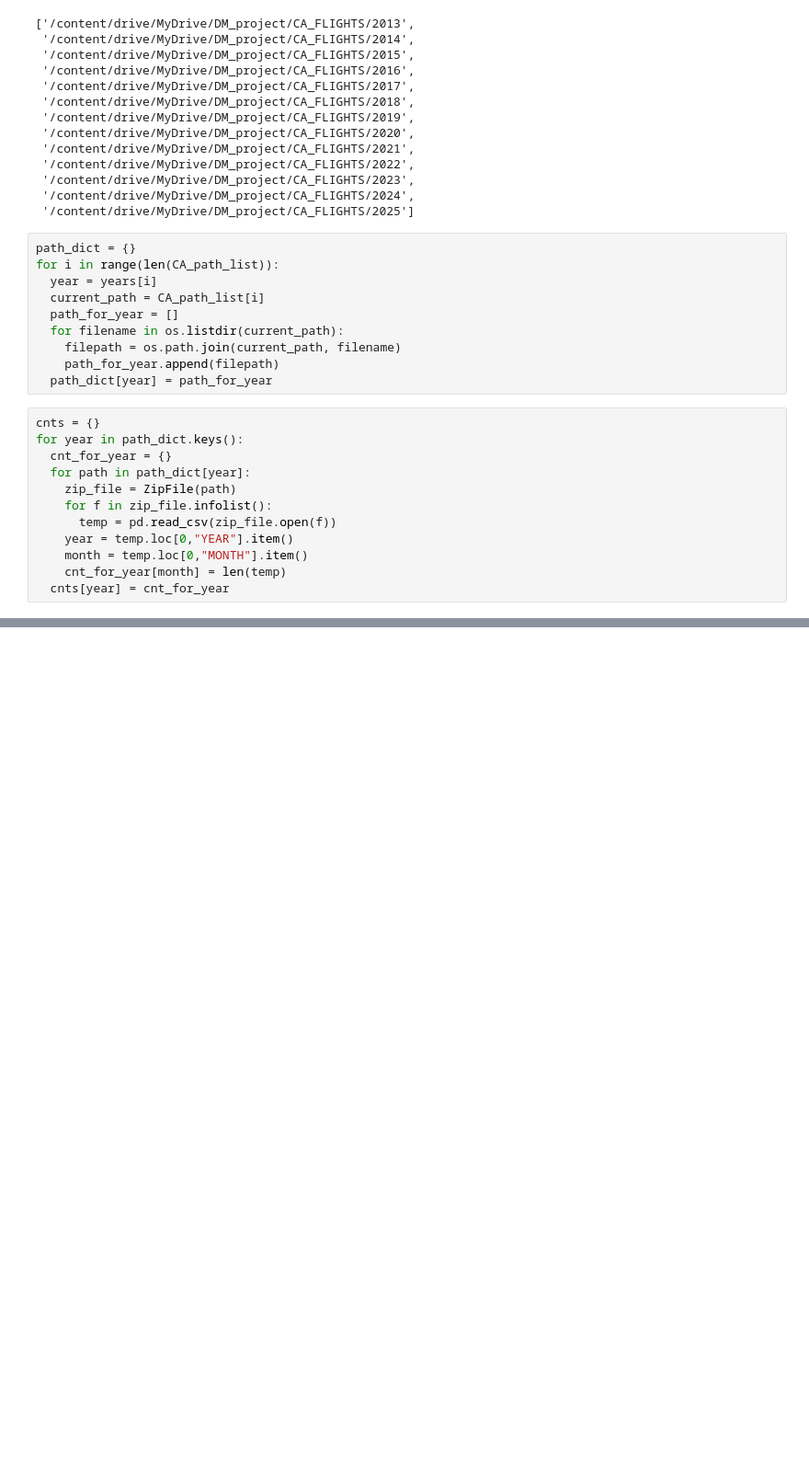
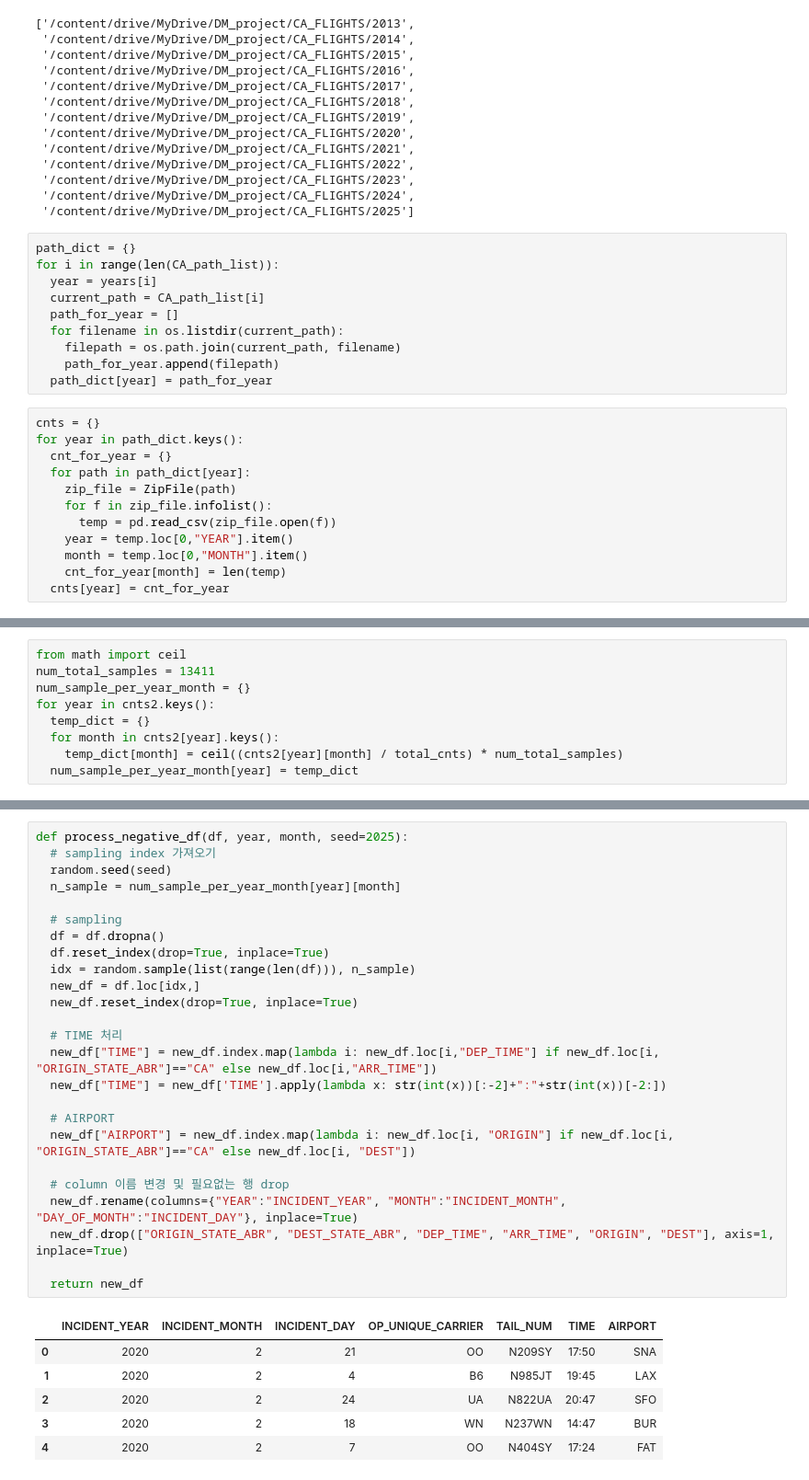
Before and after one commit to hj-22/2025-1-DM_Proj, a Jupyter notebook: process_negative_samples.ipynb, the cells around one changed output, grey strips where cells are left out. Shown at 92% size. Cells and saved outputs as stored; diff of their text form; blank space fills up the shorter version.

```diff
--- a/process_negative_samples.ipynb
+++ b/process_negative_samples.ipynb
@@ -46,0 +216,9 @@ for year in path_dict.keys():
+# %%
+from math import ceil
+num_total_samples = 13411
+num_sample_per_year_month = {}
+for year in cnts2.keys():
+  temp_dict = {}
+  for month in cnts2[year].keys():
+    temp_dict[month] = ceil((cnts2[year][month] / total_cnts) * num_total_samples)
+  num_sample_per_year_month[year] = temp_dict
@@ -46,0 +233,32 @@ for year in path_dict.keys():
+# %%
+def process_negative_df(df, year, month, seed=2025):
+  # sampling index 가져오기
+  random.seed(seed)
+  n_sample = num_sample_per_year_month[year][month]
+
+  # sampling
+  df = df.dropna()
+  df.reset_index(drop=True, inplace=True)
+  idx = random.sample(list(range(len(df))), n_sample)
+  new_df = df.loc[idx,]
+  new_df.reset_index(drop=True, inplace=True)
+
+  # TIME 처리
+  new_df["TIME"] = new_df.index.map(lambda i: new_df.loc[i,"DEP_TIME"] if new_df.loc[i, "ORIGIN_STATE_ABR"]=="CA" else new_df.loc[i,"ARR_TIME"])
+  new_df["TIME"] = new_df['TIME'].apply(lambda x: str(int(x))[:-2]+":"+str(int(x))[-2:])
+
+  # AIRPORT
+  new_df["AIRPORT"] = new_df.index.map(lambda i: new_df.loc[i, "ORIGIN"] if new_df.loc[i, "ORIGIN_STATE_ABR"]=="CA" else new_df.loc[i, "DEST"])
+
+  # column 이름 변경 및 필요없는 행 drop
+  new_df.rename(columns={"YEAR":"INCIDENT_YEAR", "MONTH":"INCIDENT_MONTH", "DAY_OF_MONTH":"INCIDENT_DAY"}, inplace=True)
+  new_df.drop(["ORIGIN_STATE_ABR", "DEST_STATE_ABR", "DEP_TIME", "ARR_TIME", "ORIGIN", "DEST"], axis=1, inplace=True)
+
+  return new_df
+# %% [output]
+|  | INCIDENT_YEAR | INCIDENT_MONTH | INCIDENT_DAY | OP_UNIQUE_CARRIER | TAIL_NUM | TIME | AIRPORT |
+| 0 | 2020 | 2 | 21 | OO | N209SY | 17:50 | SNA |
+| 1 | 2020 | 2 | 4 | B6 | N985JT | 19:45 | LAX |
+| 2 | 2020 | 2 | 24 | UA | N822UA | 20:47 | SFO |
+| 3 | 2020 | 2 | 18 | WN | N237WN | 14:47 | BUR |
+| 4 | 2020 | 2 | 7 | OO | N404SY | 17:24 | FAT |
```
Also changed, not shown: parts of 8 cells of this notebook.
